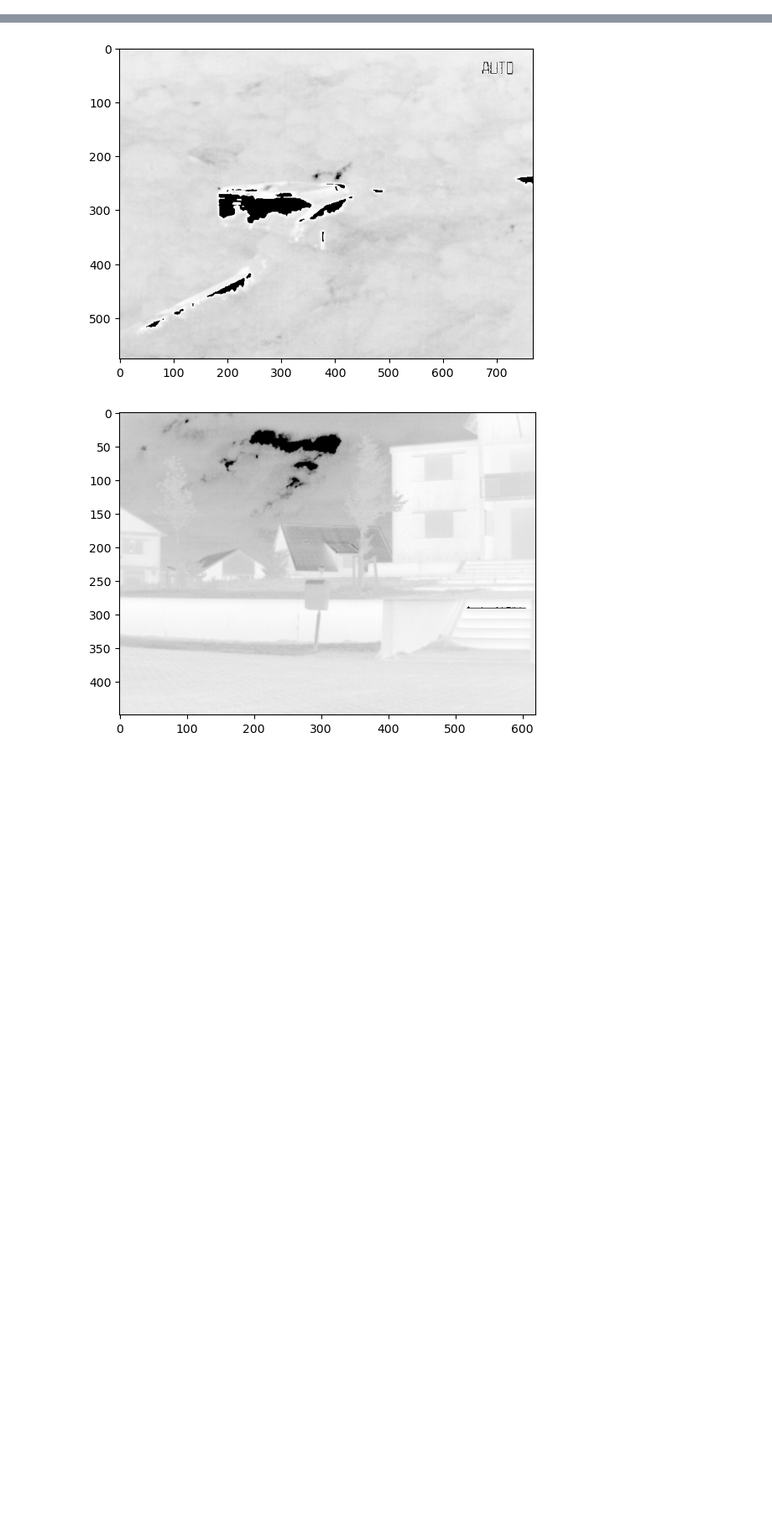
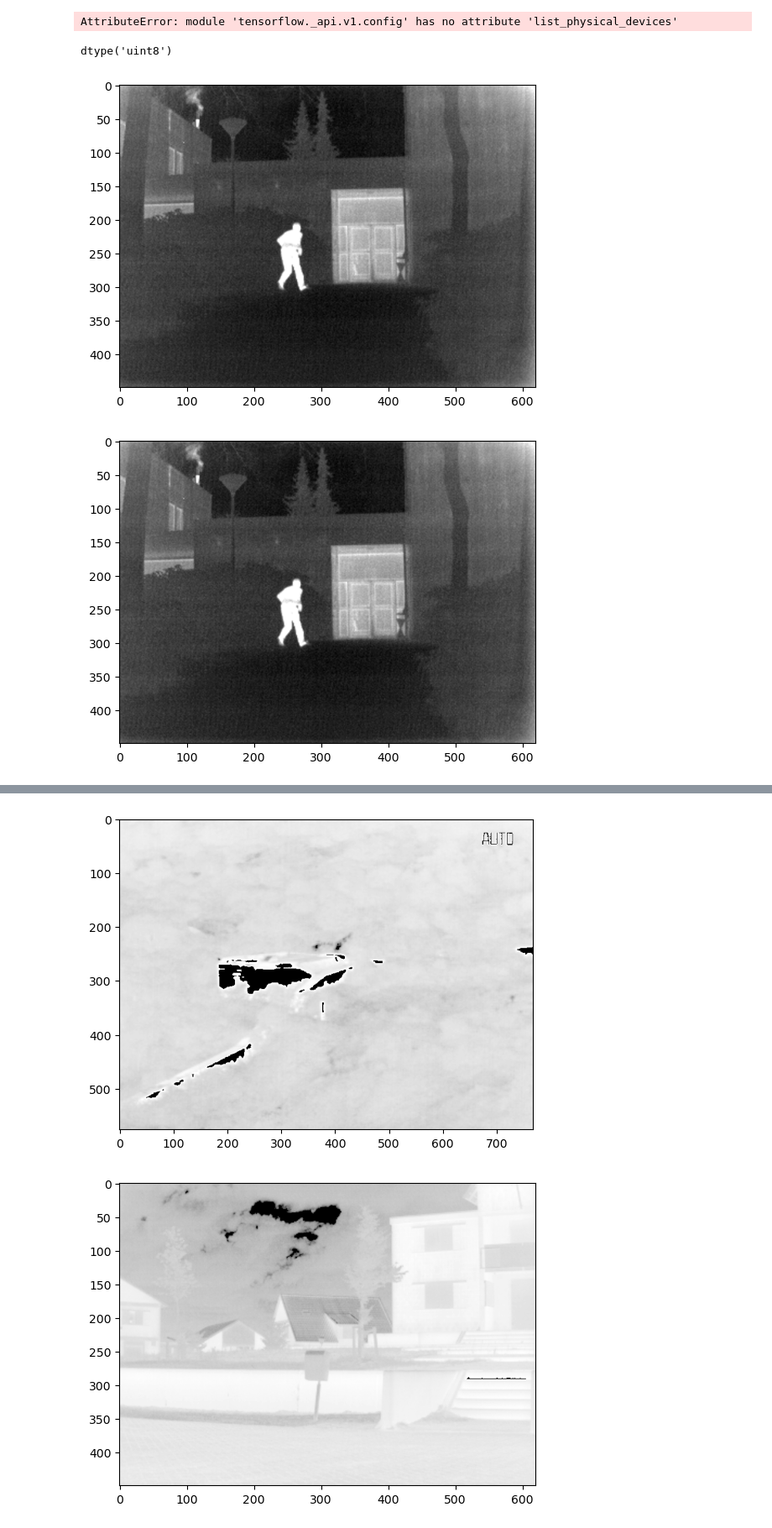
Before and after one commit to Kambakhsh-Eskandari/Final-year-project-original, a Jupyter notebook: mytests.ipynb, the cells around one changed output, grey strips where cells are left out. Shown at 84% size. Drawn from its saved outputs; the diff is of its cells as text; code cells hidden in the pictures; blank space fills up the shorter version.

```diff
--- a/mytests.ipynb
+++ b/mytests.ipynb
@@ -11,8 +19,30 @@ import math
+# %%
+print("Num GPUs Available: ", len(tf.config.list_physical_devices('GPU')))
+# %% [output]
+AttributeError: module 'tensorflow._api.v1.config' has no attribute 'list_physical_devices'
 # %%
 img1 = cv2.imread('./Test_ir/1.bmp',cv2.IMREAD_GRAYSCALE)
 img2 = cv2.imread('./Test_ir/2.bmp', cv2.IMREAD_GRAYSCALE)
 img26 = cv2.imread('./Test_ir/26.bmp', cv2.IMREAD_GRAYSCALE)
 img3 = cv2.imread('./Test_ir/3.bmp', cv2.IMREAD_GRAYSCALE)
+# %%
+img = img26.copy()
+clahe = cv2.createCLAHE(clipLimit = 5)
+final_img = clahe.apply(img)
+# %%
+img26 = img26.astype(np.uint32)
+# %%
+img26.dtype
+# %% [output]
+dtype('uint8')
+# %%
+plt.imshow(img26,cmap='gray')
+plt.show()
+plt.imshow(img, cmap='gray')
+plt.show()
+# %% [output]
+[figure, added]
+[figure, added]
 # %%
 img1_log = log_img(img1)
 img2_log = log_img(img2)
```
Also changed, not shown: parts of 10 cells of this notebook.
